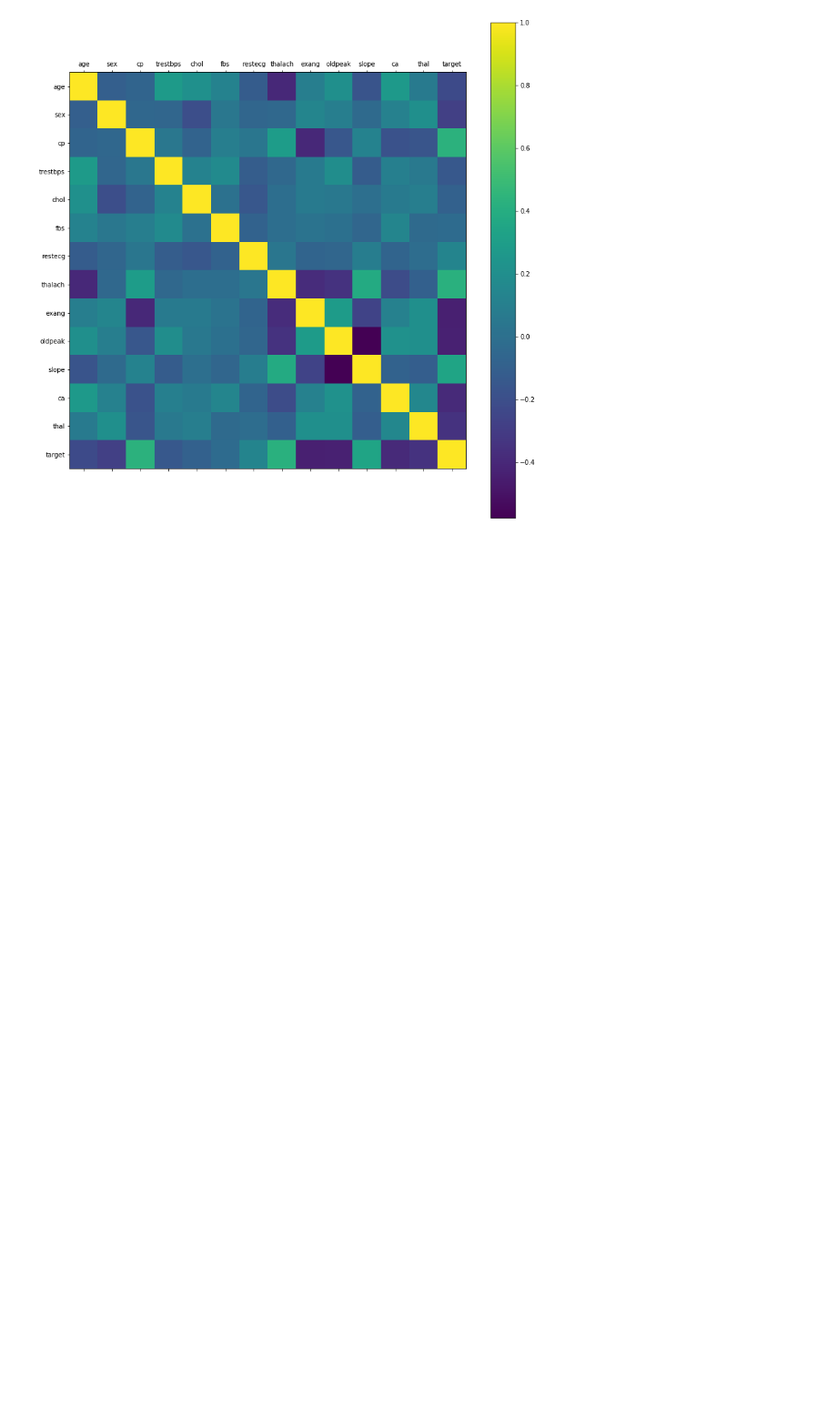
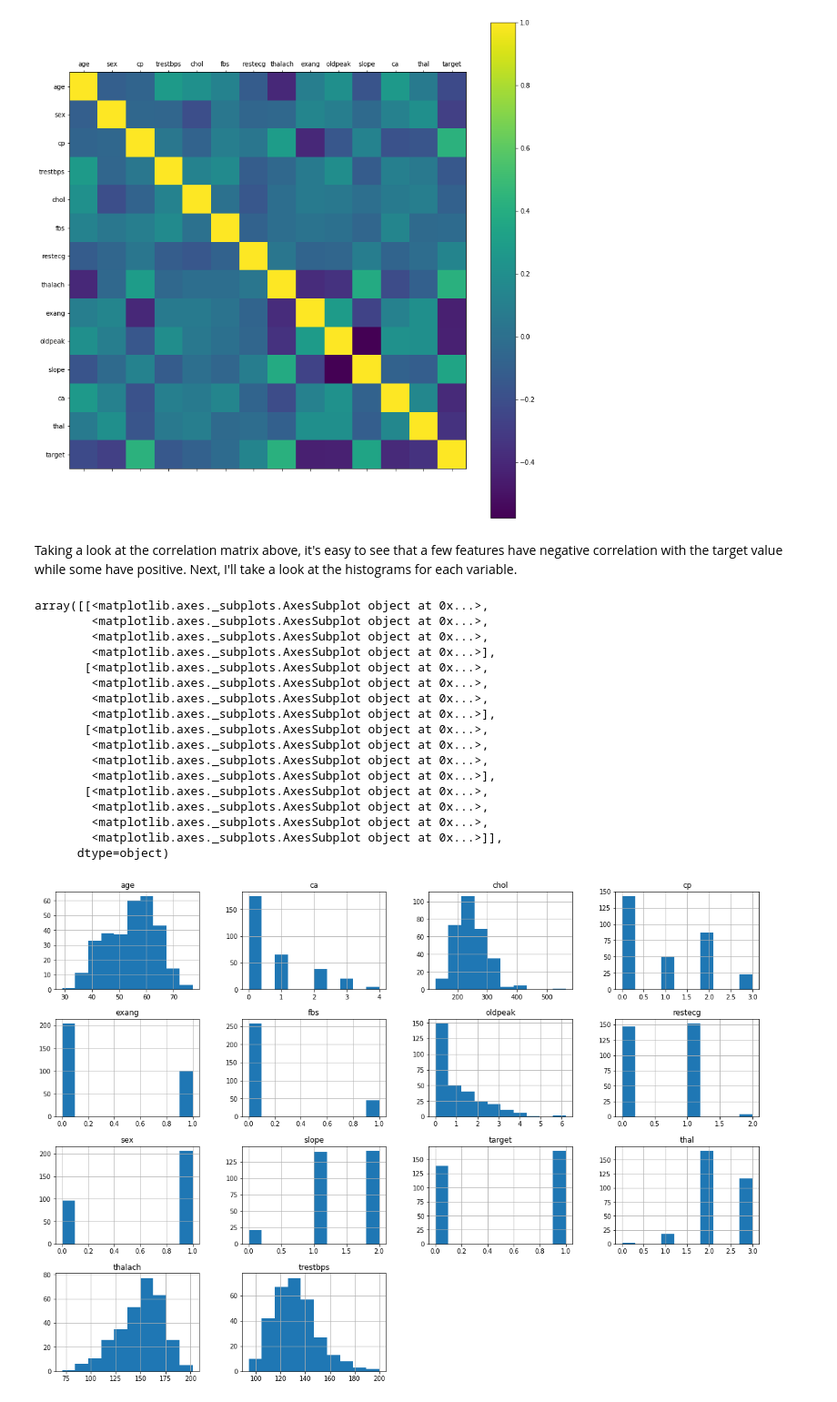
Before and after one commit to kb22/Heart-Disease-Prediction, a Jupyter notebook: Heart Disease Prediction.ipynb, the cells around one changed output. Shown: that part at 91% size. Saved outputs shown, nothing was run; the diff lists cells and outputs as text; code cells hidden in the pictures; blank space fills up the shorter version.

```diff
--- a/Heart Disease Prediction.ipynb
+++ b/Heart Disease Prediction.ipynb
@@ -80,3 +80,27 @@ plt.colorbar()
 # %% [output]
 <matplotlib.colorbar.Colorbar at 0x...>
 [figure]
+# %% [markdown]
+Taking a look at the correlation matrix above, it's easy to see that a few features have negative correlation with the target value while some have positive.
+Next, I'll take a look at the histograms for each variable.
+# %%
+dataset.hist()
+# %% [output]
+array([[<matplotlib.axes._subplots.AxesSubplot object at 0x...>,
+        <matplotlib.axes._subplots.AxesSubplot object at 0x...>,
+        <matplotlib.axes._subplots.AxesSubplot object at 0x...>,
+        <matplotlib.axes._subplots.AxesSubplot object at 0x...>],
+       [<matplotlib.axes._subplots.AxesSubplot object at 0x...>,
+        <matplotlib.axes._subplots.AxesSubplot object at 0x...>,
+        <matplotlib.axes._subplots.AxesSubplot object at 0x...>,
+        <matplotlib.axes._subplots.AxesSubplot object at 0x...>],
+       [<matplotlib.axes._subplots.AxesSubplot object at 0x...>,
+        <matplotlib.axes._subplots.AxesSubplot object at 0x...>,
+        <matplotlib.axes._subplots.AxesSubplot object at 0x...>,
+        <matplotlib.axes._subplots.AxesSubplot object at 0x...>],
+       [<matplotlib.axes._subplots.AxesSubplot object at 0x...>,
+        <matplotlib.axes._subplots.AxesSubplot object at 0x...>,
+        <matplotlib.axes._subplots.AxesSubplot object at 0x...>,
+        <matplotlib.axes._subplots.AxesSubplot object at 0x...>]],
+      dtype=object)
+[figure, added]
```
Also changed, not shown: parts of 37 cells of this notebook.
